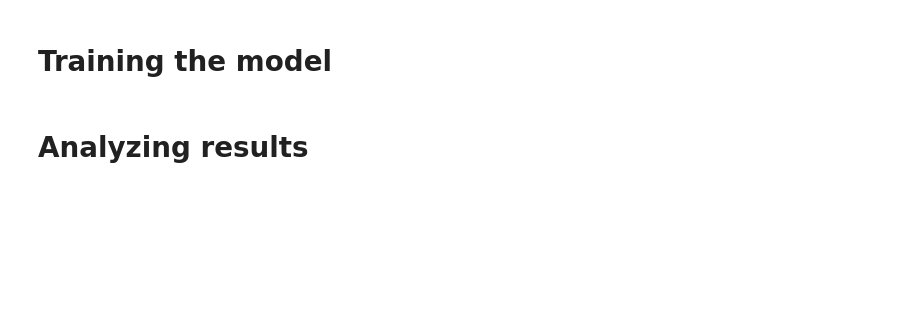
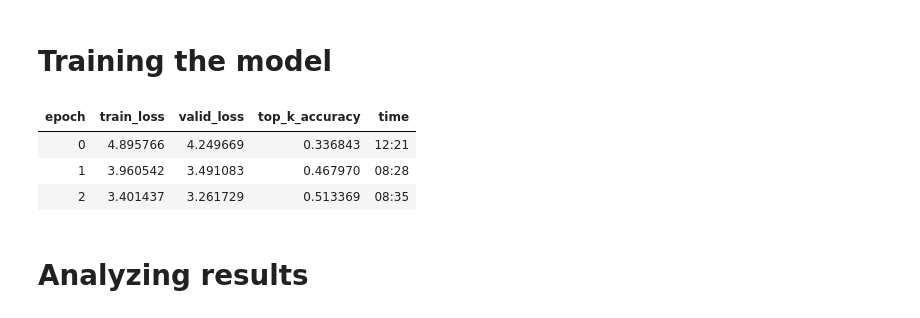
Before and after one commit to lehtone1/fgvcx_fungi_comp, a Jupyter notebook: fungi_classification.ipynb, the cells around one changed output. Drawn from its saved outputs; the diff is of its cells as text; code cells hidden in the pictures; blank space fills up the shorter version.

```diff
--- a/fungi_classification.ipynb
+++ b/fungi_classification.ipynb
@@ -141,3 +145,8 @@ learner = cnn_learner(data, models.resnet34, metrics=error_rate)
 # %%
-# fit_one_cycle(learner, 3)
+fit_one_cycle(learner, 3)
+# %% [output]
+| epoch | train_loss | valid_loss | top_k_accuracy | time |
+| 0 | 4.895766 | 4.249669 | 0.336843 | 12:21 |
+| 1 | 3.960542 | 3.491083 | 0.467970 | 08:28 |
+| 2 | 3.401437 | 3.261729 | 0.513369 | 08:35 |
 # %%
```
Also changed, not shown: parts of 46 cells of this notebook.
